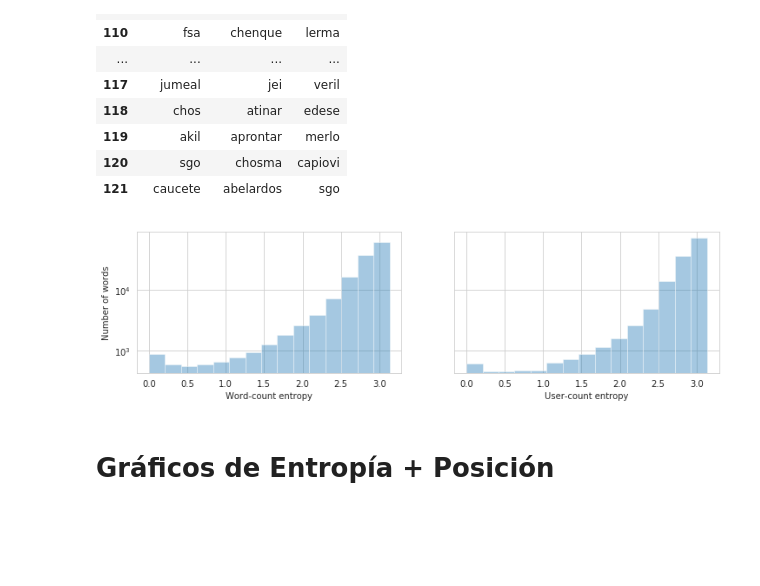
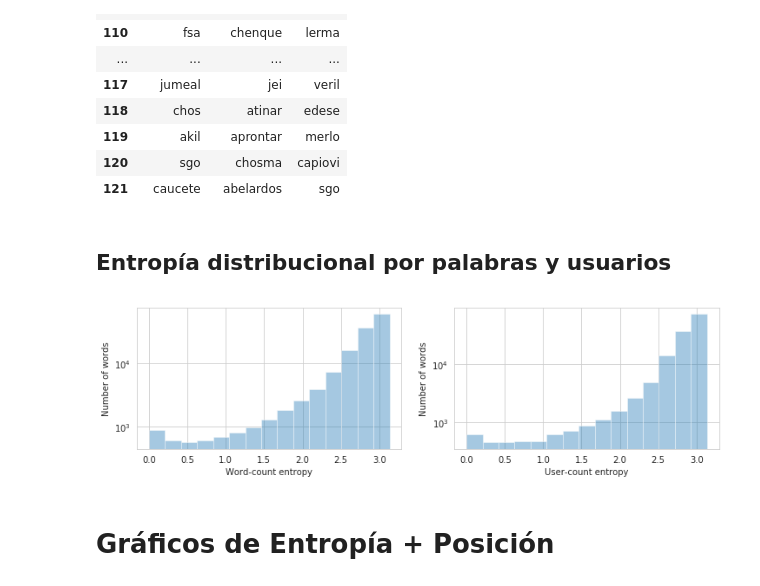
Before and after one commit to finiteautomata/contrastes, a Jupyter notebook: notebooks/graficos-entropia.ipynb, the cells around one changed output. Drawn from its saved outputs; the diff is of its cells as text; code cells hidden in the pictures; blank space fills up the shorter version.

Commit message:
Split figures into two.

```diff
--- a/notebooks/graficos-entropia.ipynb
+++ b/notebooks/graficos-entropia.ipynb
@@ -85,19 +83,23 @@ df["entropia_palabras"] = df[df.cant_palabras].apply(entropy, axis=1, raw=True)
+# %% [markdown]
+## Entropía distribucional por palabras y usuarios
 # %%
 plt.rcParams["figure.figsize"] = (12,3)
 
 sns.set_style("whitegrid")
 
-fig, axes = plt.subplots(1, 2, sharey=True)
+fig, axes = plt.subplots(1, 2)
 
 g = sns.distplot(df["entropia_palabras"], bins=15, kde=False, ax=axes[0])
 g.semilogy()
 g.set_xlabel("Word-count entropy")
 g.set_ylabel("Number of words")
 g.grid(True)
 
 g = sns.distplot(df["entropia_usuarios"], bins=15, kde=False, ax=axes[1])
 g.set_xlabel("User-count entropy")
+g.set_ylabel("Number of words")
+g.semilogy()
 
 g.grid(True)
 # %% [output]
-[figure, old version]
+[figure, new version]
```
Also changed, not shown: parts of 5 cells of this notebook, 3 other files.
